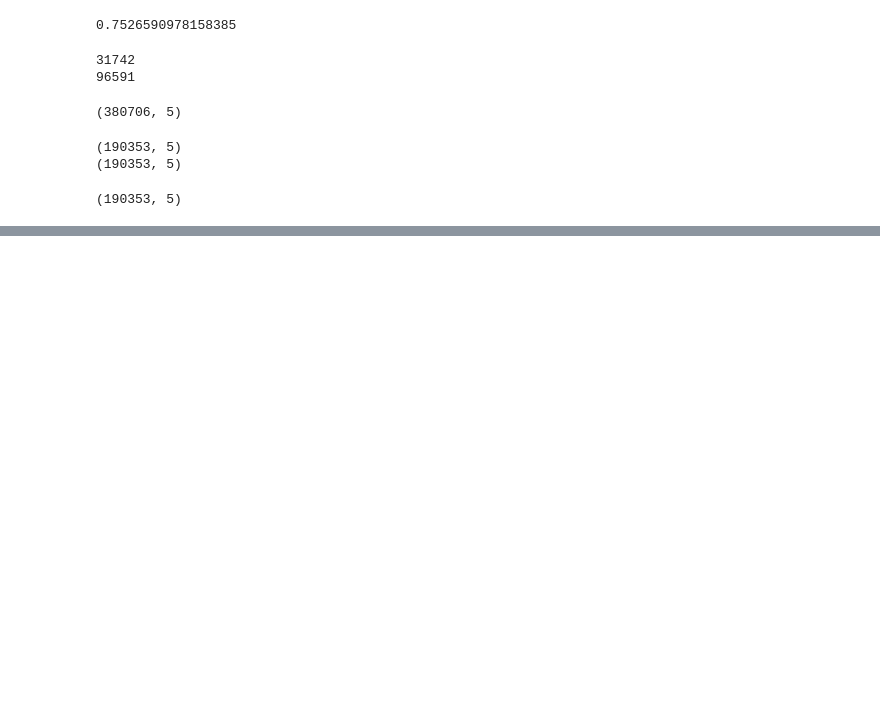
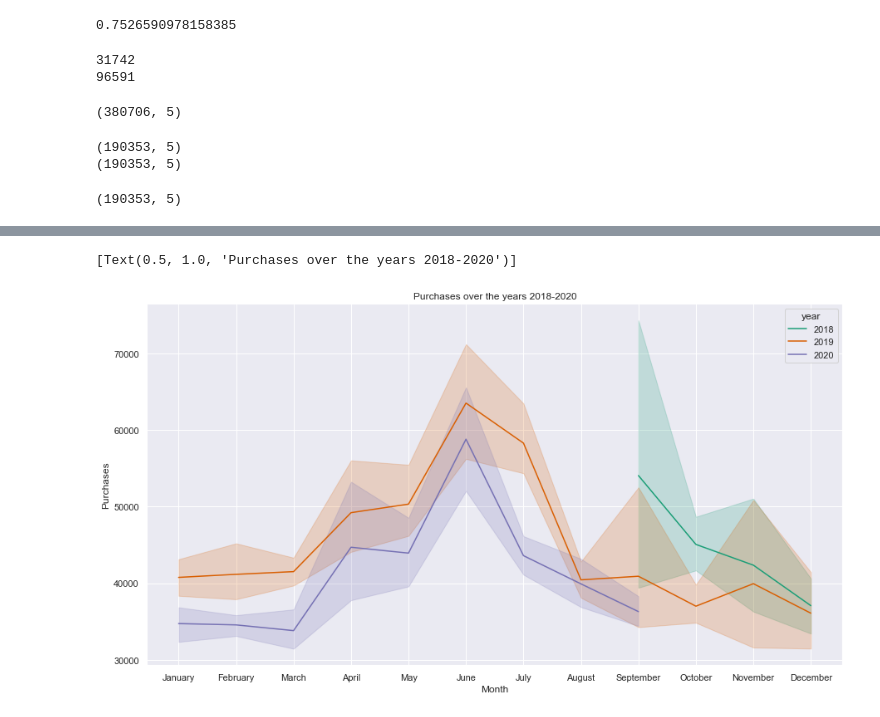
Before and after one commit to AdityaAS/Fashion-Recommendation-using-ML, a Jupyter notebook: data_preprocessed.ipynb, the cells around one changed output, grey strips where cells are left out. Drawn from its saved outputs; the diff is of its cells as text; code cells hidden in the pictures; blank space fills up the shorter version.

Commit message:
merging data_preprocessed and data_visualizations

```diff
--- a/data_preprocessed.ipynb
+++ b/data_preprocessed.ipynb
@@ -108,0 +114,12 @@ print(test_x.shape)
+# %%
+sns.set(rc = {'figure.figsize':(15,8)})
+# %%
+### Visualization for original dataset.
+y_original = df['t_dat'].value_counts().rename_axis('date').reset_index(name='Purchases')
+y_original["Period"] = pd.to_datetime(y_original["date"])
+y_original = y_original.set_index("Period")
+y_original["year"] = y_original.index.year
+y_original["Month"] = y_original.index.month_name()
+y_original["month_number"] = y_original.index.month
+y_original = y_original.sort_values('month_number')
+y_original.head()
@@ -108,0 +134,5 @@ print(test_x.shape)
+# %%
+sns.lineplot(x="Month", y="Purchases", data=y_original, hue="year", palette="Dark2").set(title='Purchases over the years 2018-2020')
+# %% [output]
+[Text(0.5, 1.0, 'Purchases over the years 2018-2020')]
+[figure, added]
```
Also changed, not shown: parts of 7 cells of this notebook, 1 other file.
